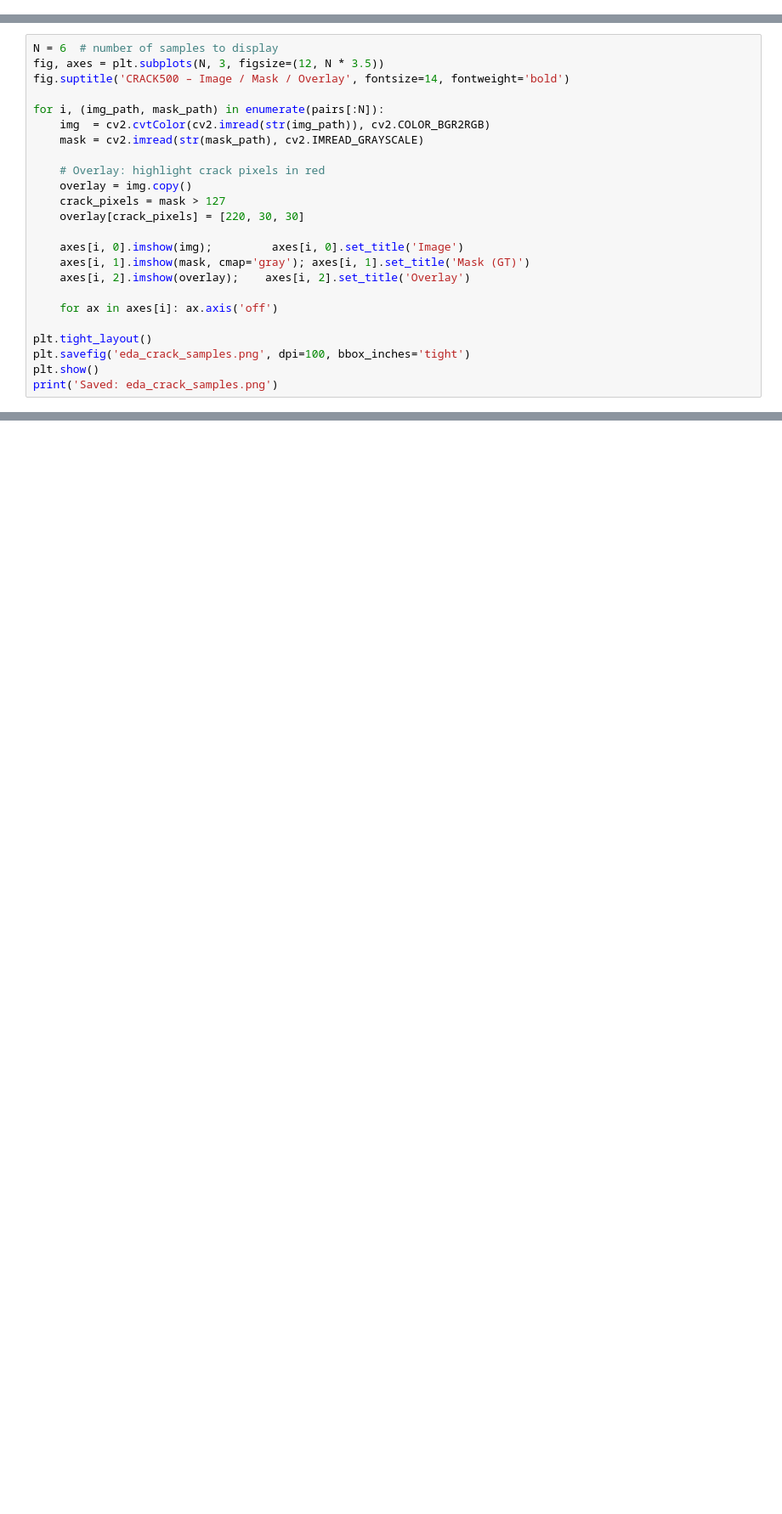
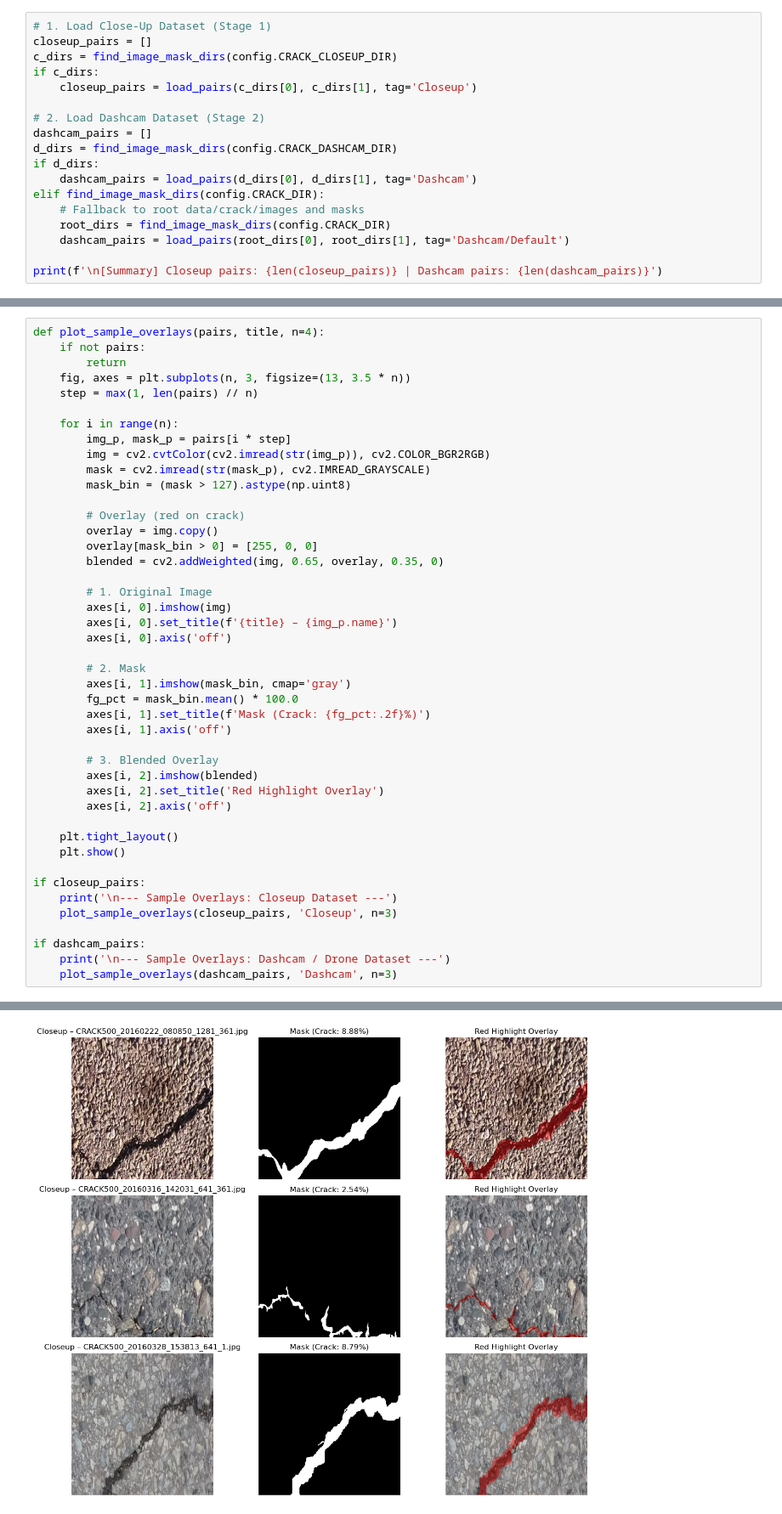
Before and after one commit to fra241632/CSE445-Road-Damage-detection-and-lane-segmentation-using-image-segmentation, a Jupyter notebook: notebooks/01_EDA_crack.ipynb, the cells around one changed output, grey strips where cells are left out. Shown at 85% size. Drawn from its saved outputs; the diff is of its cells as text; blank space fills up the shorter version.

Commit message:
feat: complete overhaul to 2-stage crack segmentation pipeline and unified inference engine

```diff
--- a/notebooks/01_EDA_crack.ipynb
+++ b/notebooks/01_EDA_crack.ipynb
@@ -58,0 +62,18 @@ for img_p, mask_p in pairs[:5]:
+# %%
+# 1. Load Close-Up Dataset (Stage 1)
+closeup_pairs = []
+c_dirs = find_image_mask_dirs(config.CRACK_CLOSEUP_DIR)
+if c_dirs:
+    closeup_pairs = load_pairs(c_dirs[0], c_dirs[1], tag='Closeup')
+
+# 2. Load Dashcam Dataset (Stage 2)
+dashcam_pairs = []
+d_dirs = find_image_mask_dirs(config.CRACK_DASHCAM_DIR)
+if d_dirs:
+    dashcam_pairs = load_pairs(d_dirs[0], d_dirs[1], tag='Dashcam')
+elif find_image_mask_dirs(config.CRACK_DIR):
+    # Fallback to root data/crack/images and masks
+    root_dirs = find_image_mask_dirs(config.CRACK_DIR)
+    dashcam_pairs = load_pairs(root_dirs[0], root_dirs[1], tag='Dashcam/Default')
+
+print(f'\n[Summary] Closeup pairs: {len(closeup_pairs)} | Dashcam pairs: {len(dashcam_pairs)}')
@@ -59,24 +136,45 @@ for img_p, mask_p in pairs[:5]:
 # %%
-N = 6  # number of samples to display
-fig, axes = plt.subplots(N, 3, figsize=(12, N * 3.5))
-fig.suptitle('CRACK500 – Image / Mask / Overlay', fontsize=14, fontweight='bold')
+def plot_sample_overlays(pairs, title, n=4):
+    if not pairs:
+        return
+    fig, axes = plt.subplots(n, 3, figsize=(13, 3.5 * n))
+    step = max(1, len(pairs) // n)
 
-for i, (img_path, mask_path) in enumerate(pairs[:N]):
-    img  = cv2.cvtColor(cv2.imread(str(img_path)), cv2.COLOR_BGR2RGB)
-    mask = cv2.imread(str(mask_path), cv2.IMREAD_GRAYSCALE)
+    for i in range(n):
+        img_p, mask_p = pairs[i * step]
+        img = cv2.cvtColor(cv2.imread(str(img_p)), cv2.COLOR_BGR2RGB)
+        mask = cv2.imread(str(mask_p), cv2.IMREAD_GRAYSCALE)
+        mask_bin = (mask > 127).astype(np.uint8)
 
-    # Overlay: highlight crack pixels in red
-    overlay = img.copy()
-    crack_pixels = mask > 127
-    overlay[crack_pixels] = [220, 30, 30]
+        # Overlay (red on crack)
+        overlay = img.copy()
+        overlay[mask_bin > 0] = [255, 0, 0]
+        blended = cv2.addWeighted(img, 0.65, overlay, 0.35, 0)
 
-    axes[i, 0].imshow(img);         axes[i, 0].set_title('Image')
-    axes[i, 1].imshow(mask, cmap='gray'); axes[i, 1].set_title('Mask (GT)')
-    axes[i, 2].imshow(overlay);    axes[i, 2].set_title('Overlay')
+        # 1. Original Image
+        axes[i, 0].imshow(img)
+        axes[i, 0].set_title(f'{title} – {img_p.name}')
+        axes[i, 0].axis('off')
 
-    for ax in axes[i]: ax.axis('off')
+        # 2. Mask
+        axes[i, 1].imshow(mask_bin, cmap='gray')
+        fg_pct = mask_bin.mean() * 100.0
+        axes[i, 1].set_title(f'Mask (Crack: {fg_pct:.2f}%)')
+        axes[i, 1].axis('off')
 
-plt.tight_layout()
-plt.savefig('eda_crack_samples.png', dpi=100, bbox_inches='tight')
-plt.show()
-print('Saved: eda_crack_samples.png')
+        # 3. Blended Overlay
+        axes[i, 2].imshow(blended)
+        axes[i, 2].set_title('Red Highlight Overlay')
+        axes[i, 2].axis('off')
+
+    plt.tight_layout()
+    plt.show()
+
+if closeup_pairs:
+    print('\n--- Sample Overlays: Closeup Dataset ---')
+    plot_sample_overlays(closeup_pairs, 'Closeup', n=3)
+
+if dashcam_pairs:
+    print('\n--- Sample Overlays: Dashcam / Drone Dataset ---')
+    plot_sample_overlays(dashcam_pairs, 'Dashcam', n=3)
+# %% [output]
@@ -82,0 +182 @@ print('Saved: eda_crack_samples.png')
+[figure, added]
```
Also changed, not shown: parts of 25 cells of this notebook, 25 other files.
